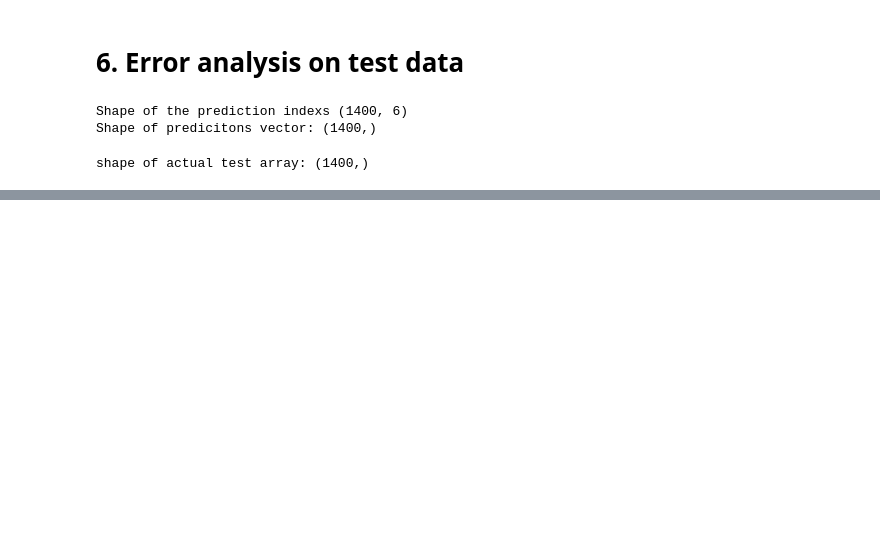
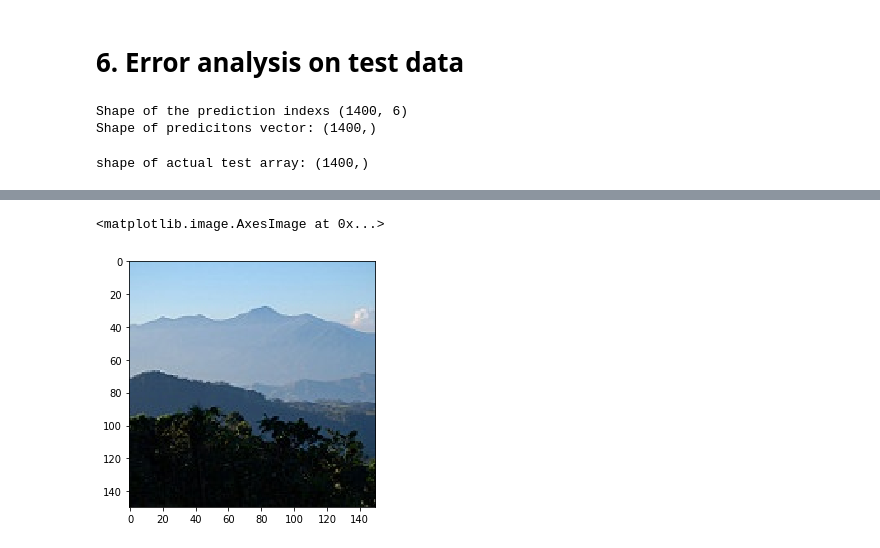
Before and after one commit to avikumart/Computer-vision, a Jupyter notebook: computervision-intel-image-clf.ipynb, the cells around one changed output, grey strips where cells are left out. Cells and saved outputs as stored; diff of their text form; code cells hidden in the pictures; blank space fills up the shorter version.

```diff
--- a/computervision-intel-image-clf.ipynb
+++ b/computervision-intel-image-clf.ipynb
@@ -451,0 +598,5 @@ We won't do data augmentation in this problem, as these are the natural scenary
+# %%
+imshow(tst_images_norm[0])
+# %% [output]
+<matplotlib.image.AxesImage at 0x...>
+[figure, added]
```
Also changed, not shown: parts of 23 cells of this notebook.
